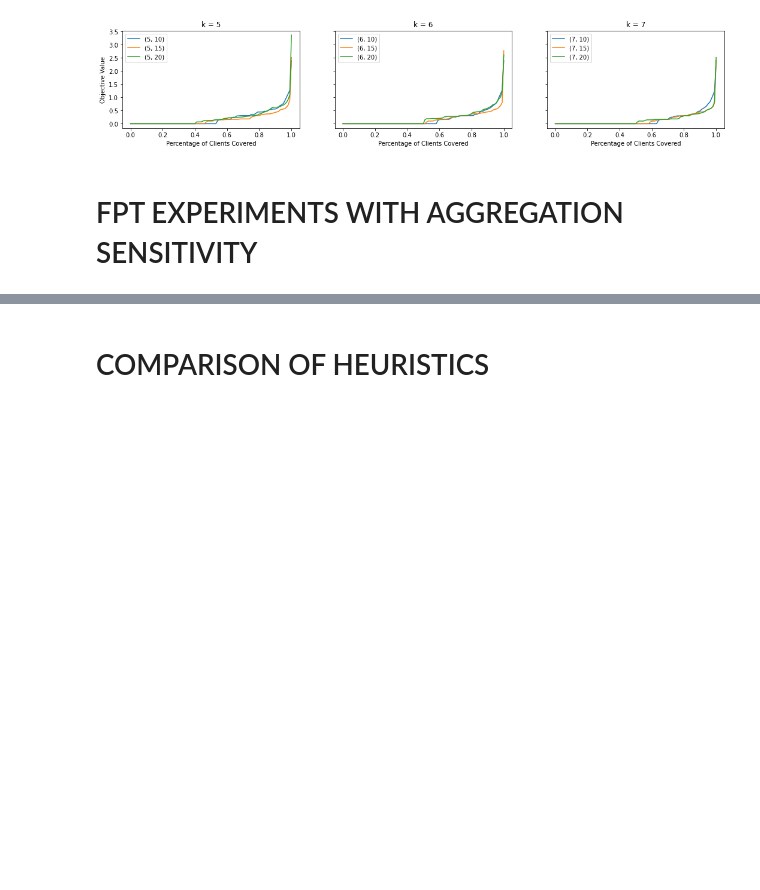
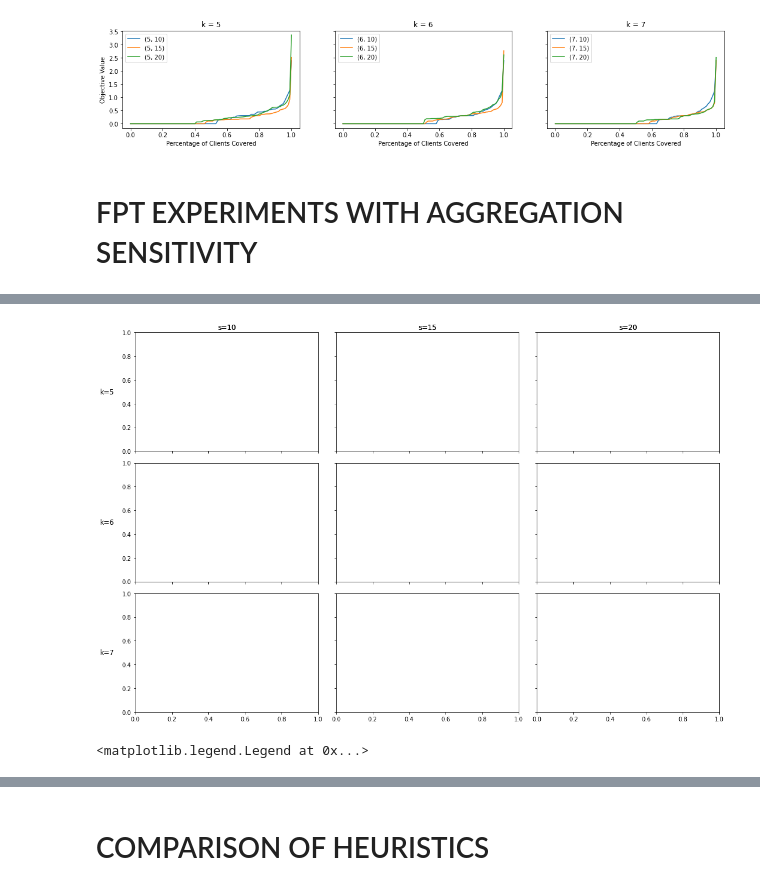
Before and after one commit to Ann924/Mobile-Facility, a Jupyter notebook: Ann_Exp.ipynb, the cells around one changed output, grey strips where cells are left out. Cells and saved outputs as stored; diff of their text form; code cells hidden in the pictures; blank space fills up the shorter version.

```diff
--- a/Ann_Exp.ipynb
+++ b/Ann_Exp.ipynb
@@ -326,0 +371,12 @@ fig
+# %%
+fig.set_figheight(12)
+fig.set_figwidth(18)
+fig.subplots_adjust(wspace=0.1, hspace=0.1)
+fig
+# %% [output]
+[figure, added]
+# %%
+lines, labels = fig.axes[-1].get_legend_handles_labels()
+fig.legend(lines, labels, loc = 'upper right')
+# %% [output]
+<matplotlib.legend.Legend at 0x...>
```
Also changed, not shown: parts of 9 cells of this notebook, 3 other files.
